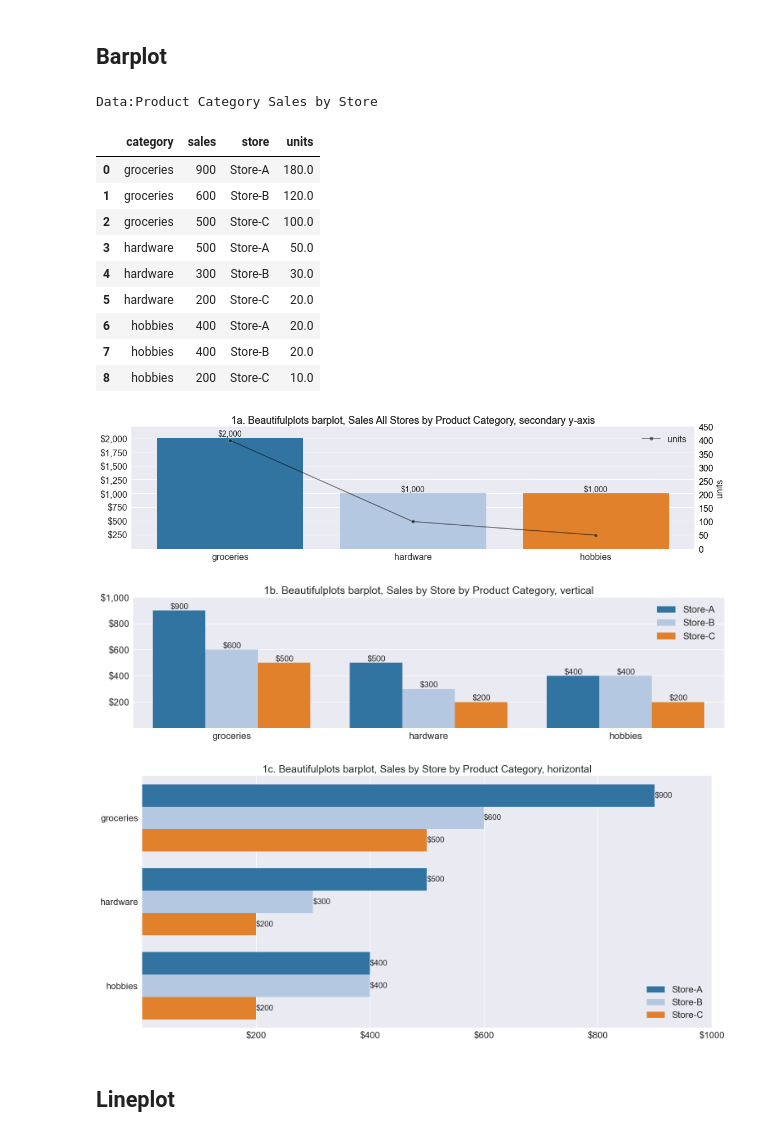
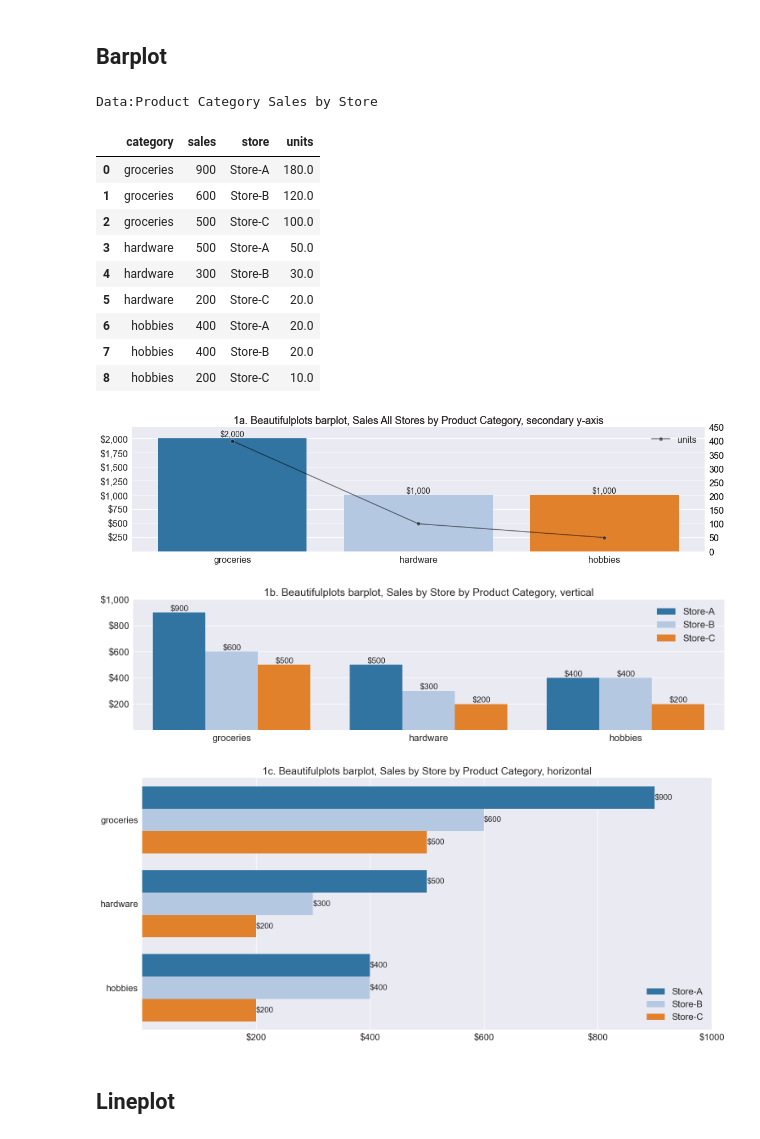
Before and after one commit to Aljgutier/beautifulplots, a Jupyter notebook: docs/examples.ipynb, the cells around one changed output. Cells and saved outputs as stored; diff of their text form; code cells hidden in the pictures.

```diff
--- a/docs/examples.ipynb
+++ b/docs/examples.ipynb
@@ -28,35 +28,35 @@ display(df)
 # Plots
 
 # Example 1a
 bp.barplot(df,'category','sales', palette='tab20',
                    title='1a. Beautifulplots barplot, Sales All Stores by Product Category, secondary y-axis', figsize=(18,4),
                    bardatalabels=True, bardataformat=",.0f", barcurrency="$", y_lims = (0.1,2200), estimator2=sum,
-                   y2='units',y_lims2=(0,450),y2_label='units', color2='black',marker2="o", y2_axis_format=".0f")
+                   y2='units',y_lims2=(0,450),y2_axis_label='units', color2='black',marker2="o", y2_axis_format=".0f")
 
 # Example 1b
 bp.barplot(df,'category','sales',hue='store', palette='tab20',
                    title='1b. Beautifulplots barplot, Sales by Store by Product Category, vertical', figsize=(18,4),
                    bardatalabels=True, barcurrency="$", bardataformat=",.0f",
                    y_lims = (0.1,1000))
 
 # Example 1c
 bp.barplot(df,'category','sales',hue='store', palette='tab20',
                    title='1c. Beautifulplots barplot, Sales by Store by Product Category, horizontal', figsize=(18,8),
                    bardatalabels=True, bardataformat=".0f", barcurrency="$", barorientation='h',
                    x_lims = (0.1,1000), legend_loc="lower right")
 # %% [output]
 Data:Product Category Sales by Store
 |  | category | sales | store | units |
 | 0 | groceries | 900 | Store-A | 180.0 |
 | 1 | groceries | 600 | Store-B | 120.0 |
 | 2 | groceries | 500 | Store-C | 100.0 |
 | 3 | hardware | 500 | Store-A | 50.0 |
 | 4 | hardware | 300 | Store-B | 30.0 |
 | 5 | hardware | 200 | Store-C | 20.0 |
 | 6 | hobbies | 400 | Store-A | 20.0 |
 | 7 | hobbies | 400 | Store-B | 20.0 |
 | 8 | hobbies | 200 | Store-C | 10.0 |
-[figure, old version]
+[figure, new version]
 [figure]
 [figure]
 # %% [markdown]
```
Also changed, not shown: parts of 9 cells of this notebook, 2 other files.
